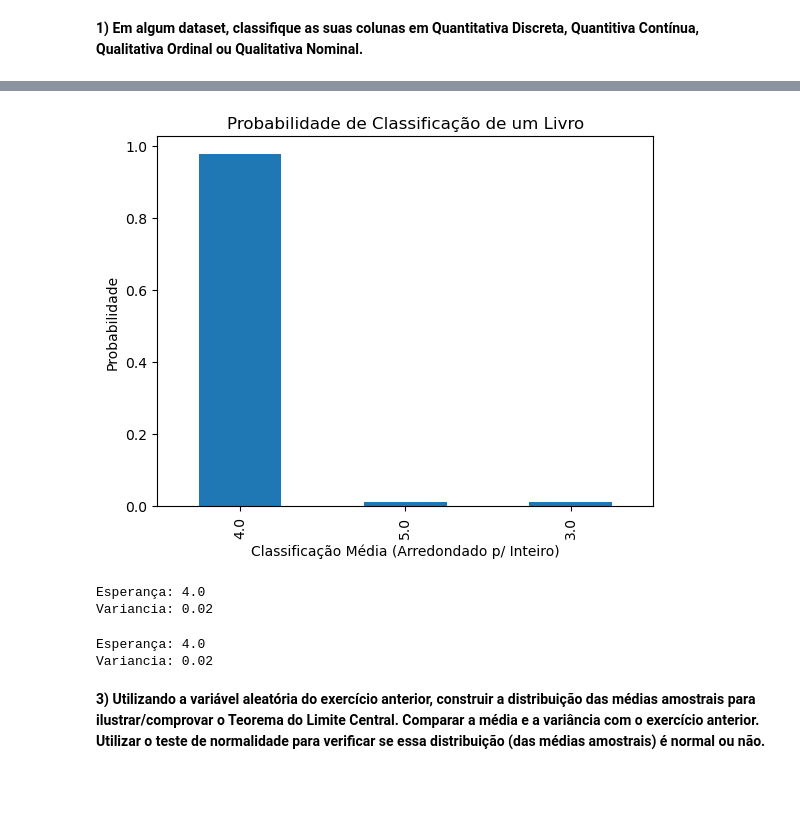
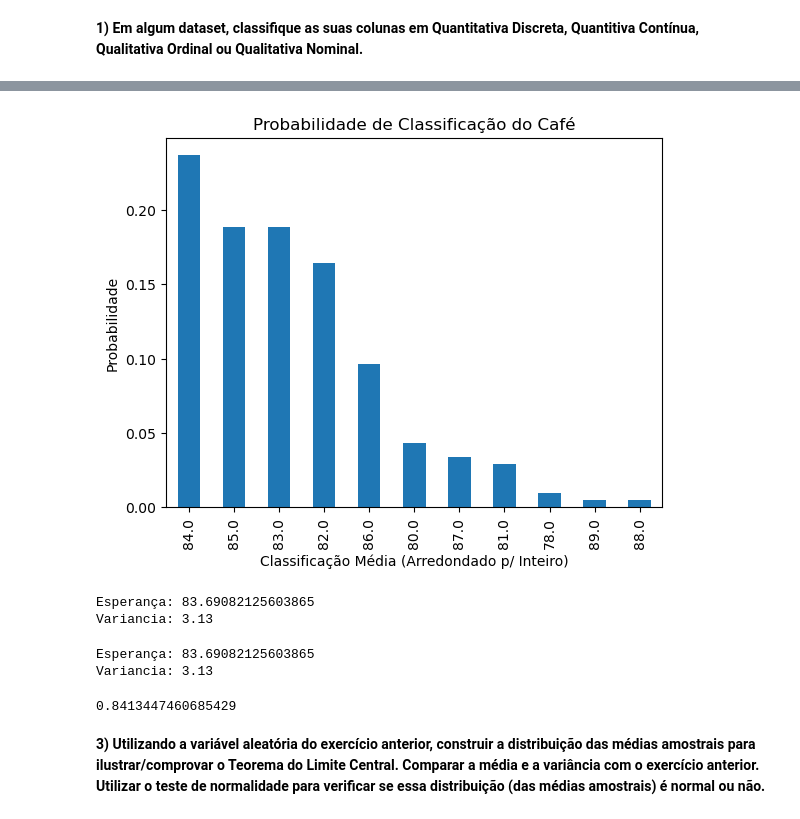
Before and after one commit to brunoopinheiro/ada-datascience-project-iv, a Jupyter notebook: Projeto_Estatística.ipynb, the cells around one changed output, grey strips where cells are left out. Cells and saved outputs as stored; diff of their text form; code cells hidden in the pictures; blank space fills up the shorter version.

Commit message:
refactor: change dataset (again)

```diff
--- a/Projeto_Estatística.ipynb
+++ b/Projeto_Estatística.ipynb
@@ -13,5 +15,5 @@ import numpy as np
 # %%
-dataset = pd.read_csv(r"books.csv", delimiter=",")
+dataset = pd.read_csv(r"df_arabica_clean.csv", delimiter=",")
 
 (dataset.head(10))
 # %% [output]
@@ -108,8 +117,8 @@ Name: average_rating, dtype: float64
 # %%
 # Escolhendo a feature
-dataset['average_rating'] = dataset['average_rating'].round()
+dataset['Total Cup Points'] = dataset['Total Cup Points'].round()
 
-value_counts = dataset["average_rating"].value_counts()
+value_counts = dataset["Total Cup Points"].value_counts()
 probabilities = value_counts / value_counts.sum()
 
 print(probabilities)
@@ -130,13 +155,13 @@ Name: count, dtype: int64
 # %%
 probabilities.plot(kind='bar')
 
 plt.xlabel('Classificação Média (Arredondado p/ Inteiro)')
 plt.ylabel('Probabilidade')
-plt.title('Probabilidade de Classificação de um Livro')
+plt.title('Probabilidade de Classificação do Café')
 
 plt.show()
 # %% [output]
-[figure, old version]
+[figure, new version]
 # %%
 # Calcular Esperança da Variável
 # soma do produto de cada probabilidade de saida, pelo respectivo valor
@@ -151,9 +176,12 @@ from numpy.typing import ArrayLike
 def variancia(prob_arr: ArrayLike, value_arr: ArrayLike):
     return esperanca(prob_arr, value_arr, exp=2) - (esperanca(prob_arr, value_arr)) ** 2
 # %%
-count = 1354
-values = [1, 2, 3, 4, 5]
-probabilities = [0/count, 0/count, 15/count, 1324/count, 15/count]
+count = 207
+
+
+values = [84, 85, 83, 82, 86, 80, 87, 81, 78, 89, 88]
+counts = [49, 39, 39, 34, 20, 9, 7, 6, 2, 1, 1]
+probabilites = [x/count for x in counts]
 
 np_prob = np.array(probabilities)
 np_values = np.array(values)
@@ -161,16 +189,20 @@ np_values = np.array(values)
 print(f"Esperança: {esperanca(prob_arr=np_prob, value_arr=np_values)}")
 print(f"Variancia: {variancia(prob_arr=np_prob, value_arr=np_values):.2f}")
 # %% [output]
-Esperança: 4.0
-Variancia: 0.02
+Esperança: 83.69082125603865
+Variancia: 3.13
 # %%
-np_ratings = np.array(dataset['average_rating'])
+np_ratings = np.array(dataset['Total Cup Points'])
 
 print(f"Esperança: {np.mean(np_ratings)}")
 print(f"Variancia: {np.var(np_ratings):.2f}")
 # %% [output]
-Esperança: 4.0
-Variancia: 0.02
+Esperança: 83.69082125603865
+Variancia: 3.13
+# %%
+stats.norm.cdf(1)
+# %% [output]
+0.8413447460685429
 # %% [markdown]
  __3) Utilizando a variável aleatória do exercício anterior, construir a distribuição das médias amostrais para ilustrar/comprovar o Teorema do Limite Central. Comparar a média e a variância com o exercício anterior. Utilizar o teste de normalidade para verificar se essa distribuição (das médias amostrais) é normal ou  não.__
 # %% [markdown]
```
Also changed, not shown: parts of 10 cells of this notebook, 2 other files.
